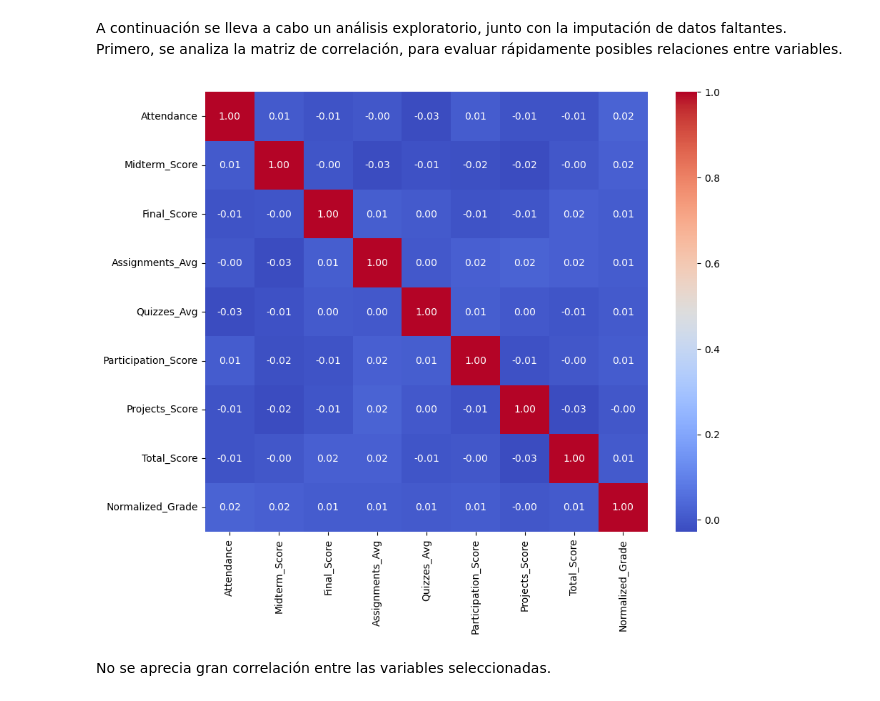
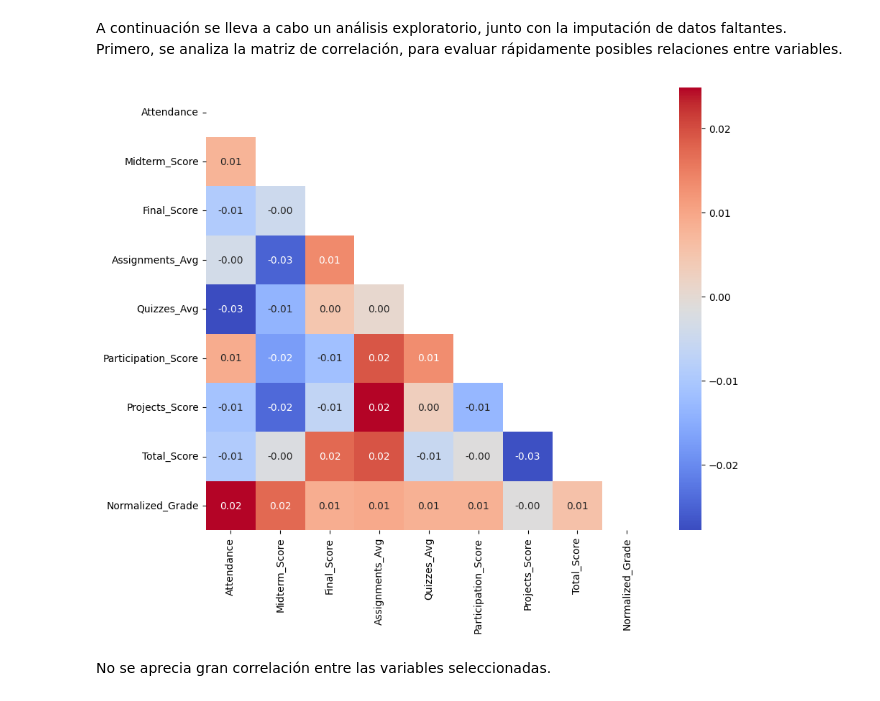
Before and after one commit to Javier-Etcheto/AprMaqI, a Jupyter notebook: TP.ipynb, the cells around one changed output. Saved outputs shown, nothing was run; the diff lists cells and outputs as text; code cells hidden in the pictures.

```diff
--- a/TP.ipynb
+++ b/TP.ipynb
@@ -85,13 +127,13 @@ A continuación se lleva a cabo un análisis exploratorio, junto con la imputaci
 # %%
 # Calcular la matriz de correlación
 correlation_matrix = df_encoded[['Attendance', 'Midterm_Score', 'Final_Score', 'Assignments_Avg',
                          'Quizzes_Avg', 'Participation_Score', 'Projects_Score', 'Total_Score', 'Normalized_Grade']].corr()
 
 # Visualizar la matriz de correlación
 plt.figure(figsize=(10, 8))
-sns.heatmap(correlation_matrix, annot=True, cmap='coolwarm', fmt='.2f')
+sns.heatmap(correlation_matrix, annot=True, cmap='coolwarm', fmt='.2f', mask=np.triu(correlation_matrix))
 plt.show()
 # %% [output]
-[figure, old version]
+[figure, new version]
 # %% [markdown]
 No se aprecia gran correlación entre las variables seleccionadas.
```
Also changed, not shown: parts of 46 cells of this notebook.
